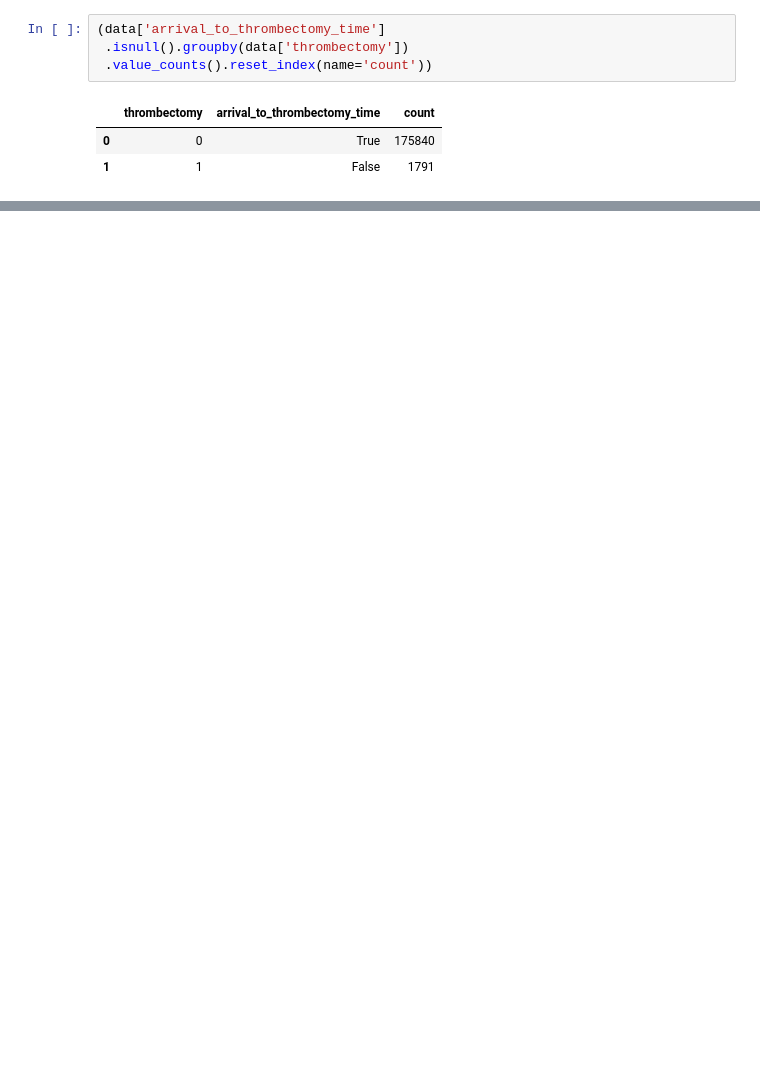
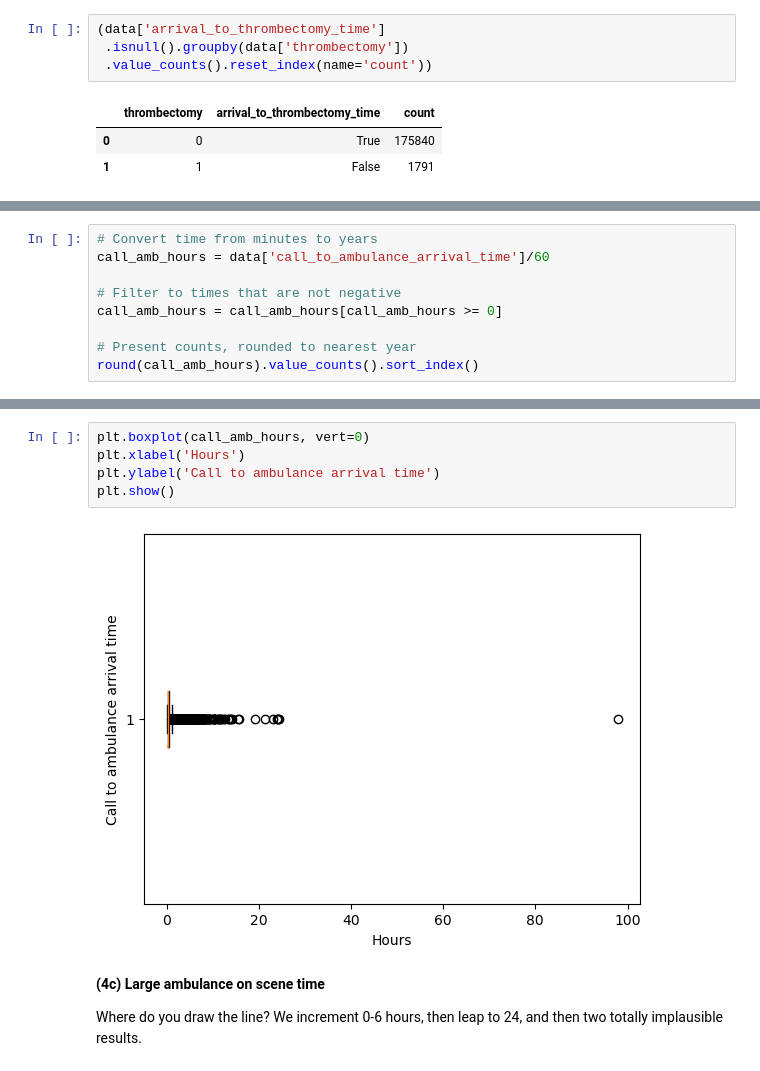
Before and after one commit to samuel-book/samuel_2_data_prep, a Jupyter notebook: descriptive_statistics/01_descriptive_analysis.ipynb, the cells around one changed output, grey strips where cells are left out. Saved outputs shown, nothing was run; the diff lists cells and outputs as text; blank space fills up the shorter version.

```diff
--- a/descriptive_statistics/01_descriptive_analysis.ipynb
+++ b/descriptive_statistics/01_descriptive_analysis.ipynb
@@ -406,0 +737,9 @@ thrombolysed['nihss_11_plus'] = np.where(thrombolysed['stroke_severity'] >= 11,
+# %%
+# Convert time from minutes to years
+call_amb_hours = data['call_to_ambulance_arrival_time']/60
+
+# Filter to times that are not negative
+call_amb_hours = call_amb_hours[call_amb_hours >= 0]
+
+# Present counts, rounded to nearest year
+round(call_amb_hours).value_counts().sort_index()
@@ -406,0 +764,11 @@ thrombolysed['nihss_11_plus'] = np.where(thrombolysed['stroke_severity'] >= 11,
+# %%
+plt.boxplot(call_amb_hours, vert=0)
+plt.xlabel('Hours')
+plt.ylabel('Call to ambulance arrival time')
+plt.show()
+# %% [output]
+[figure, added]
+# %% [markdown]
+**(4c) Large ambulance on scene time**
+
+Where do you draw the line? We increment 0-6 hours, then leap to 24, and then two totally implausible results.
```
Also changed, not shown: parts of 99 cells of this notebook.
